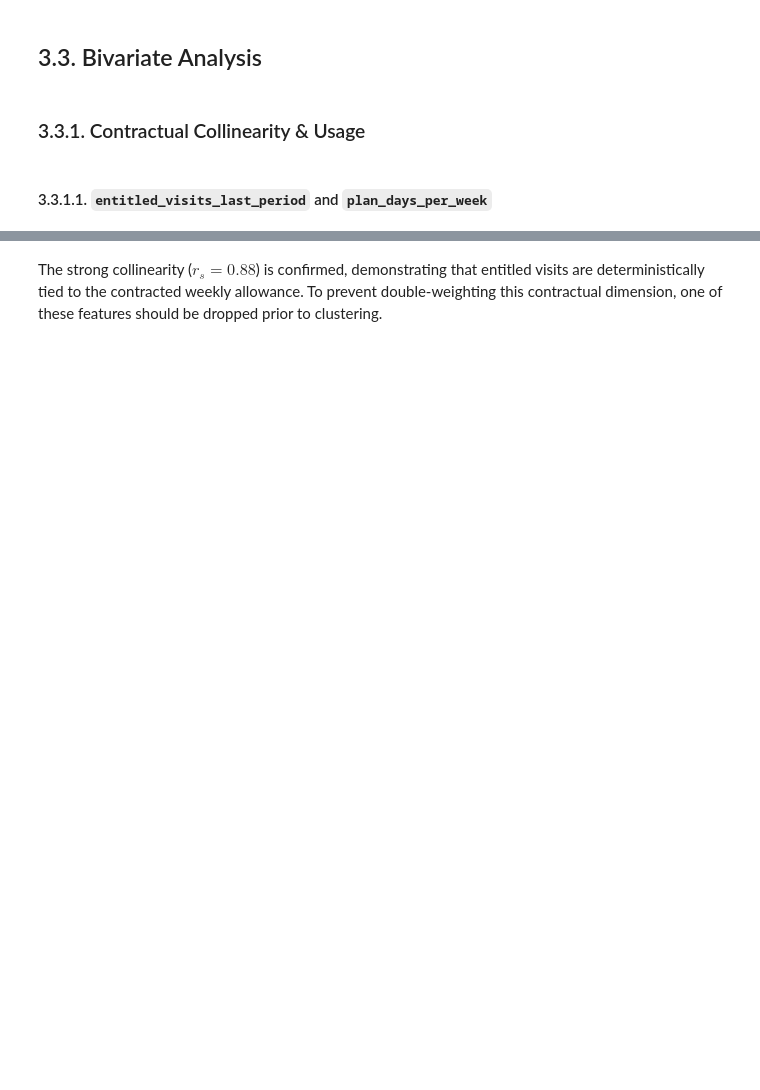
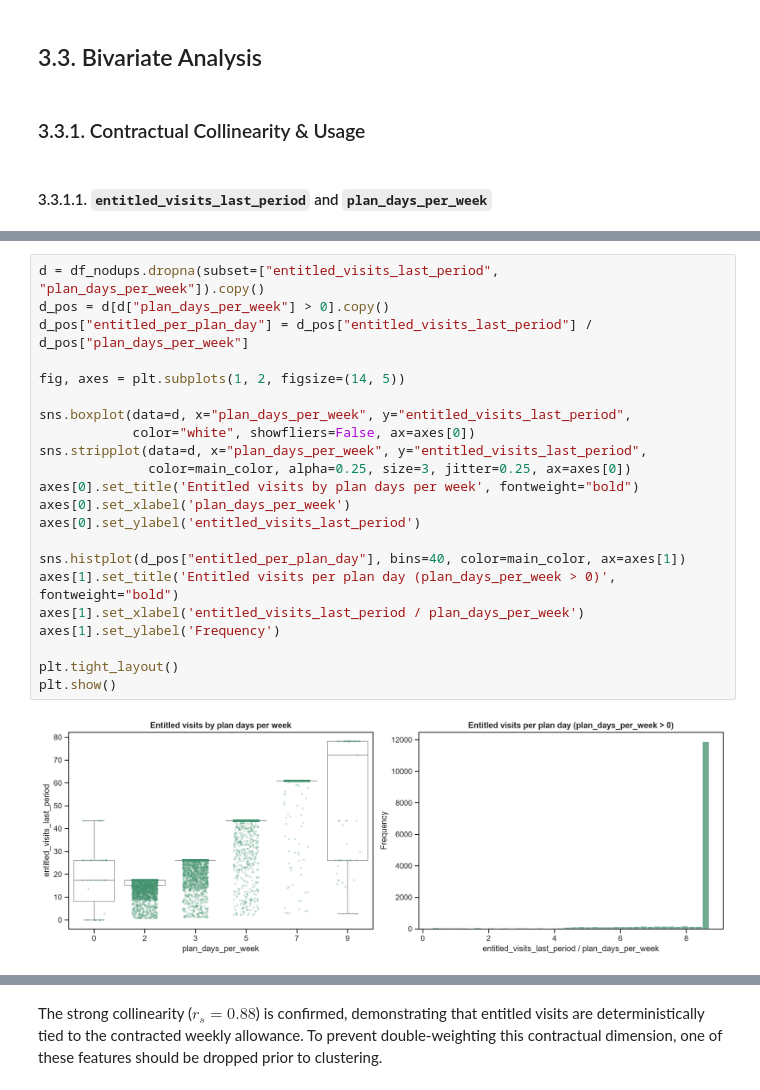
Before and after one commit to saradfalves/DM_Group20, a Jupyter notebook: notebooks/Group20_EDA_Code - editado.ipynb, the cells around one changed output, grey strips where cells are left out. Saved outputs shown, nothing was run; the diff lists cells and outputs as text; blank space fills up the shorter version.

```diff
--- a/notebooks/Group20_EDA_Code - editado.ipynb
+++ b/notebooks/Group20_EDA_Code - editado.ipynb
@@ -816,3 +844,27 @@ plt.show()
+# %%
+d = df_nodups.dropna(subset=["entitled_visits_last_period", "plan_days_per_week"]).copy()
+d_pos = d[d["plan_days_per_week"] > 0].copy()
+d_pos["entitled_per_plan_day"] = d_pos["entitled_visits_last_period"] / d_pos["plan_days_per_week"]
+
+fig, axes = plt.subplots(1, 2, figsize=(14, 5))
+
+sns.boxplot(data=d, x="plan_days_per_week", y="entitled_visits_last_period",
+            color="white", showfliers=False, ax=axes[0])
+sns.stripplot(data=d, x="plan_days_per_week", y="entitled_visits_last_period",
+              color=main_color, alpha=0.25, size=3, jitter=0.25, ax=axes[0])
+axes[0].set_title('Entitled visits by plan days per week', fontweight="bold")
+axes[0].set_xlabel('plan_days_per_week')
+axes[0].set_ylabel('entitled_visits_last_period')
+
+sns.histplot(d_pos["entitled_per_plan_day"], bins=40, color=main_color, ax=axes[1])
+axes[1].set_title('Entitled visits per plan day (plan_days_per_week > 0)', fontweight="bold")
+axes[1].set_xlabel('entitled_visits_last_period / plan_days_per_week')
+axes[1].set_ylabel('Frequency')
+
+plt.tight_layout()
+plt.show()
+# %% [output]
+[figure, added]
 # %%
 # VER SE QUEREMOS MANTER
 
```
Also changed, not shown: parts of 28 cells of this notebook.
